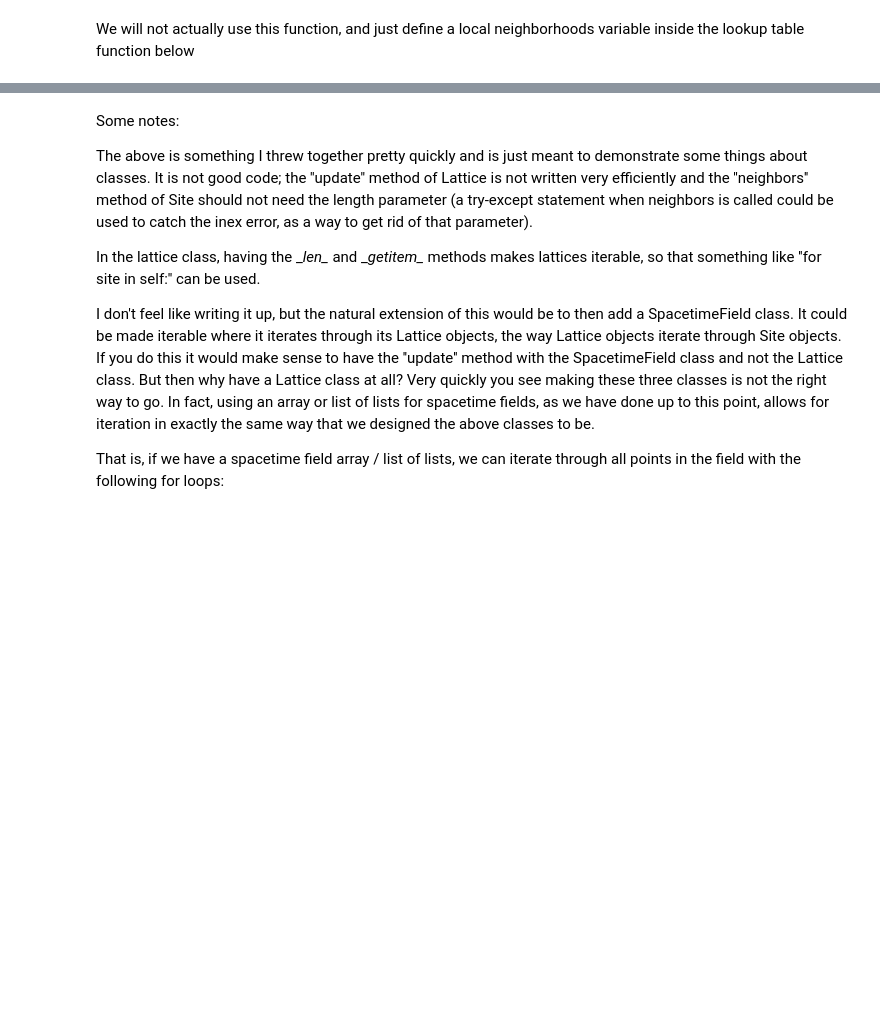
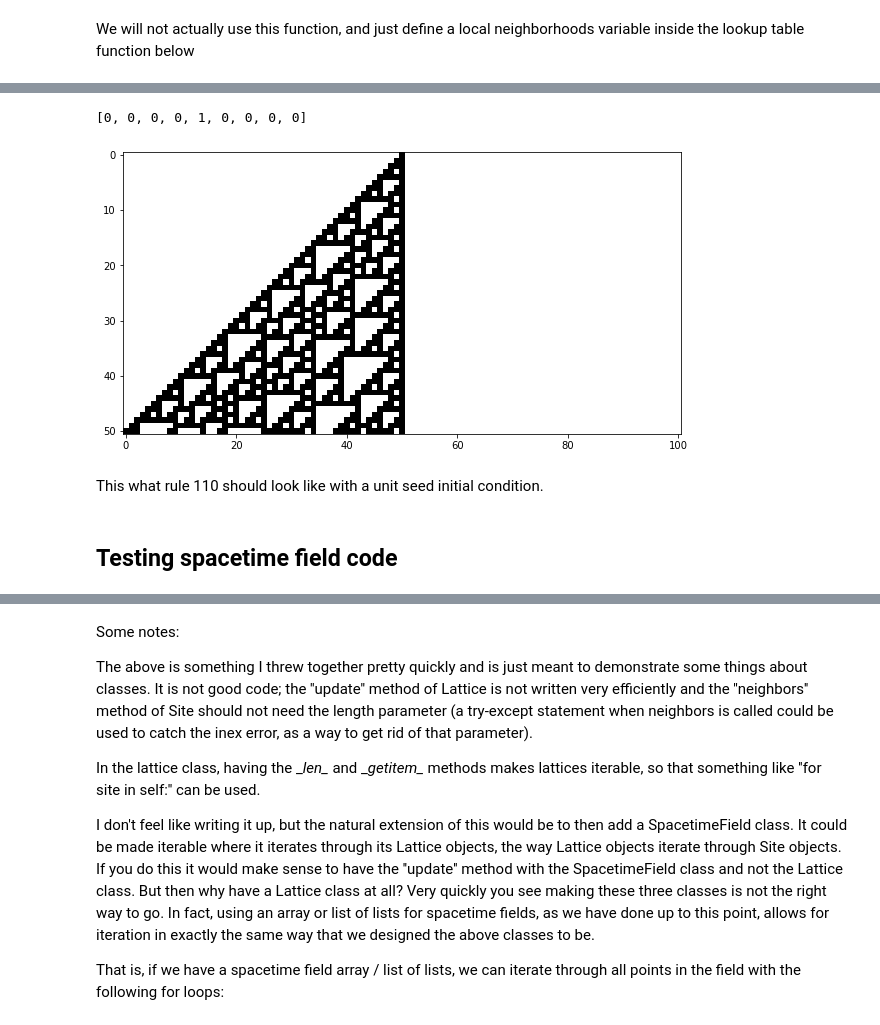
Before and after one commit to leknox/Scientific-Python-Tutorials, a Jupyter notebook: 02 Functions and Classes.ipynb, the cells around one changed output, grey strips where cells are left out. Cells and saved outputs as stored; diff of their text form; code cells hidden in the pictures; blank space fills up the shorter version.

Commit message:
Cleaned up second tutorial and updated, including unit testing.

```diff
--- a/02 Functions and Classes.ipynb
+++ b/02 Functions and Classes.ipynb
@@ -72,7 +135,7 @@ It does not make much sense to create the neighborhoods function below. It shoul
 # %%
 def neighborhoods():
     '''
-
+    Returns a list of neighborhood tuples in lexicographical order.
     '''
     return [(0,0,0), (0,0,1), (0,1,0), (0,1,1), (1,0,0), (1,0,1), (1,1,0), (1,1,1)]
 # %%
@@ -192,0 +388,53 @@ This uses the intuition of a cell (site), a lattice of cells, and a spacetime fi
+# %%
+def spacetime_diagram(spacetime_field, size=12, colors=plt.cm.Greys):
+    '''
+    Produces a simple spacetime diagram image using matplotlib imshow with 'nearest' interpolation.
+
+   Parameters
+    ---------
+    spacetime_field: array-like (2D)
+        1+1 dimensional spacetime field, given as a 2D array or list of lists. Time should be dimension 0;
+        so that spacetime_field[t] is the spatial configuration at time t.
+
+    size: int, optional (default=12)
+        Sets the size of the figure: figsize=(size,size)
+    colors: matplotlib colormap, optional (default=plt.cm.Greys)
+        See https://matplotlib.org/tutorials/colors/colormaps.html for colormap choices.
+        A colormap 'cmap' is called as: colors=plt.cm.cmap
+    '''
+    plt.figure(figsize=(size,size))
+    plt.imshow(spacetime_field, cmap=colors, interpolation='nearest')
+    plt.show()
+# %%
+def unit_seed(margin_length):
+    '''
+    Returns a list of a single '1' bounded by margin_length number of '0's
+    on either side.
+
+    Parameters
+    ----------
+    margin_length: int
+        Number of zeros bounding the central one on either side.
+
+    Returns
+    -------
+    out: list
+        [0,]*margin_length + [1,] + [0,]*margin_length
+    '''
+    if not isinstance(margin_length, int) or margin_length < 0:
+        raise ValueError("margin_length must be a postive int")
+
+    return [0,]* margin_length + [1,] + [0,]*margin_length
+# %%
+print(unit_seed(4))
+# %% [output]
+[0, 0, 0, 0, 1, 0, 0, 0, 0]
+# %%
+field = spacetime_field(110, unit_seed(50), 50)
+spacetime_diagram(field, 10)
+# %% [output]
+[figure, added]
+# %% [markdown]
+This what rule 110 should look like with a unit seed initial condition.
+# %% [markdown]
+## Testing spacetime field code
```
Also changed, not shown: parts of 99 cells of this notebook.
